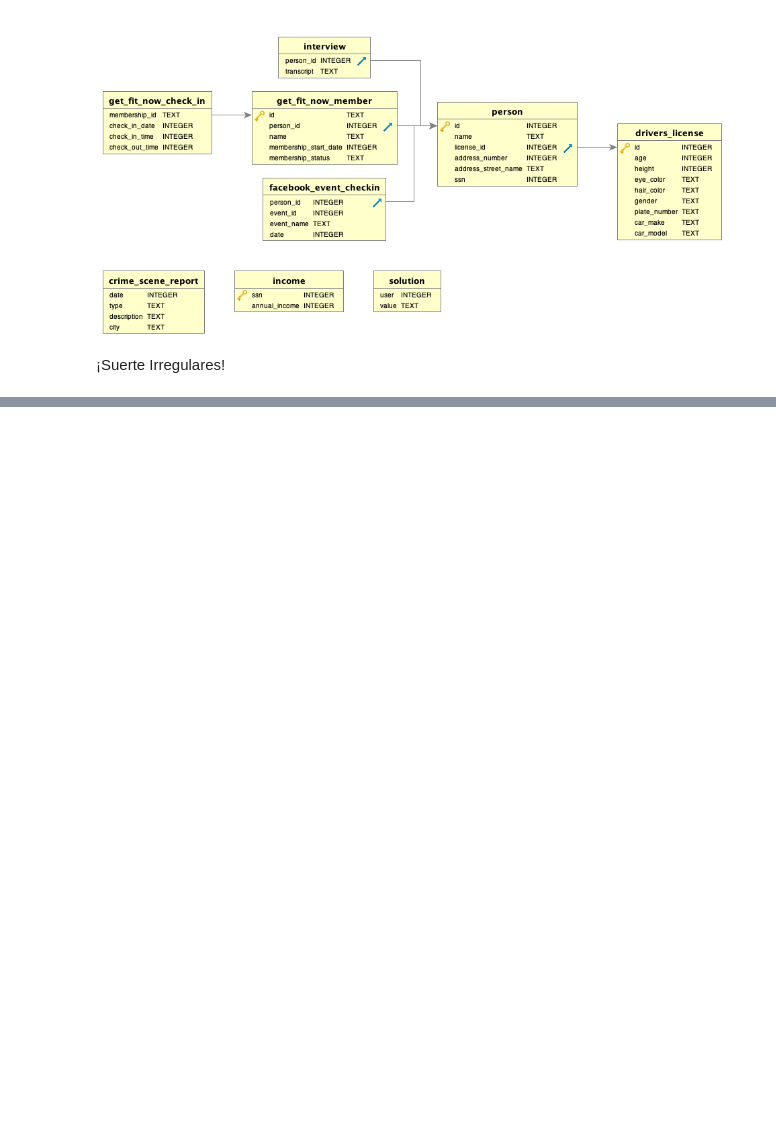
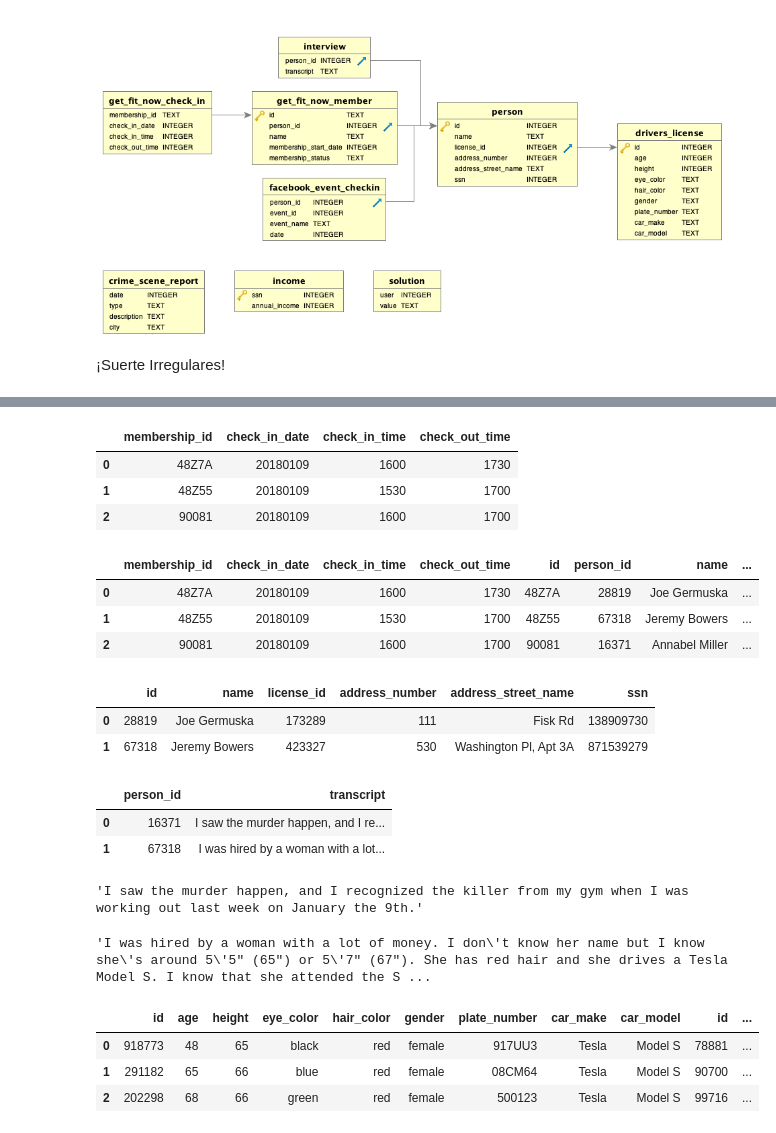
Before and after one commit to mankolepanto/team_challenge_2, a Jupyter notebook: Parte_I_SQL Game.ipynb, the cells around one changed output, grey strips where cells are left out. Cells and saved outputs as stored; diff of their text form; code cells hidden in the pictures; blank space fills up the shorter version.

```diff
--- a/Parte_I_SQL Game.ipynb
+++ b/Parte_I_SQL Game.ipynb
@@ -38,0 +95,75 @@ def sql_query(query):
+# %%
+query = '''
+SELECT *
+FROM get_fit_now_check_in
+where check_in_date= 20180109 and check_in_time>1500
+'''
+df=sql_query(query)
+df
+# %% [output]
+|  | membership_id | check_in_date | check_in_time | check_out_time |
+| 0 | 48Z7A | 20180109 | 1600 | 1730 |
+| 1 | 48Z55 | 20180109 | 1530 | 1700 |
+| 2 | 90081 | 20180109 | 1600 | 1700 |
+# %%
+query = '''
+SELECT *
+FROM get_fit_now_check_in as A
+Inner Join get_fit_now_member as B
+on A.membership_id=B.id
+where check_in_date= 20180109 and check_in_time>1500
+'''
+df=sql_query(query)
+df
+# %% [output]
+|  | membership_id | check_in_date | check_in_time | check_out_time | id | person_id | name | ... |
+| 0 | 48Z7A | 20180109 | 1600 | 1730 | 48Z7A | 28819 | Joe Germuska | ... |
+| 1 | 48Z55 | 20180109 | 1530 | 1700 | 48Z55 | 67318 | Jeremy Bowers | ... |
+| 2 | 90081 | 20180109 | 1600 | 1700 | 90081 | 16371 | Annabel Miller | ... |
+# %%
+query = '''
+SELECT *
+FROM person
+where name in ("Joe Germuska","Jeremy Bowers")
+'''
+df=sql_query(query)
+df
+# %% [output]
+|  | id | name | license_id | address_number | address_street_name | ssn |
+| 0 | 28819 | Joe Germuska | 173289 | 111 | Fisk Rd | 138909730 |
+| 1 | 67318 | Jeremy Bowers | 423327 | 530 | Washington Pl, Apt 3A | 871539279 |
+# %%
+query = '''
+SELECT *
+FROM interview
+where person_id in (28819,67318,16371)
+'''
+df=sql_query(query)
+df
+# %% [output]
+|  | person_id | transcript |
+| 0 | 16371 | I saw the murder happen, and I re... |
+| 1 | 67318 | I was hired by a woman with a lot... |
+# %%
+df["transcript"][0]
+# %% [output]
+'I saw the murder happen, and I recognized the killer from my gym when I was working out last week on January the 9th.'
+# %%
+df["transcript"][1]
+# %% [output]
+'I was hired by a woman with a lot of money. I don\'t know her name but I know she\'s around 5\'5" (65") or 5\'7" (67"). She has red hair and she drives a Tesla Model S. I know that she attended the S ...
+# %%
+query = '''
+SELECT *
+FROM drivers_license as A
+Inner Join person as B
+On B.license_id=A.id
+where car_model= "Model S" and car_make="Tesla" and gender="female" and height<=67
+'''
+df=sql_query(query)
+df
+# %% [output]
+|  | id | age | height | eye_color | hair_color | gender | plate_number | car_make | car_model | id | ... |
+| 0 | 918773 | 48 | 65 | black | red | female | 917UU3 | Tesla | Model S | 78881 | ... |
+| 1 | 291182 | 65 | 66 | blue | red | female | 08CM64 | Tesla | Model S | 90700 | ... |
+| 2 | 202298 | 68 | 66 | green | red | female | 500123 | Tesla | Model S | 99716 | ... |
```
Also changed, not shown: parts of 25 cells of this notebook.
